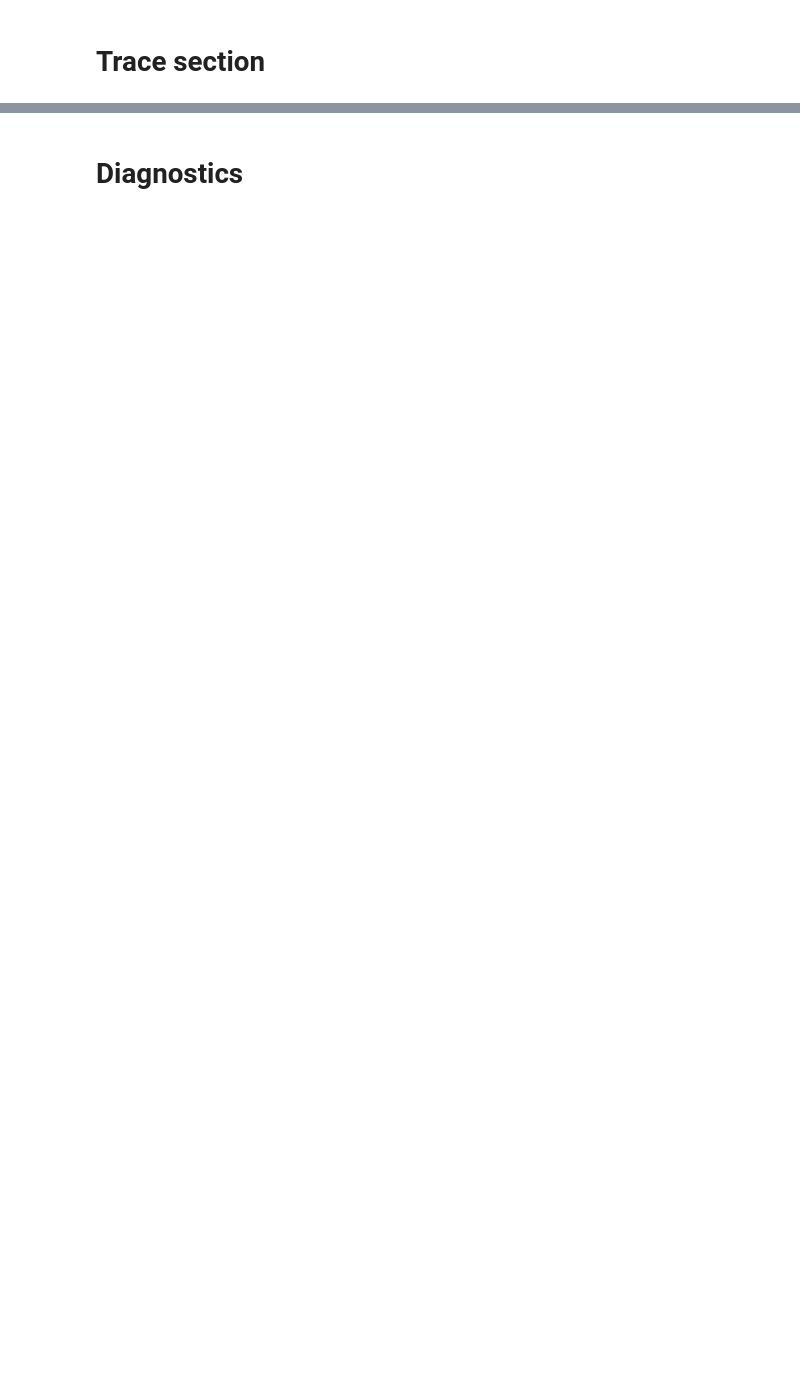
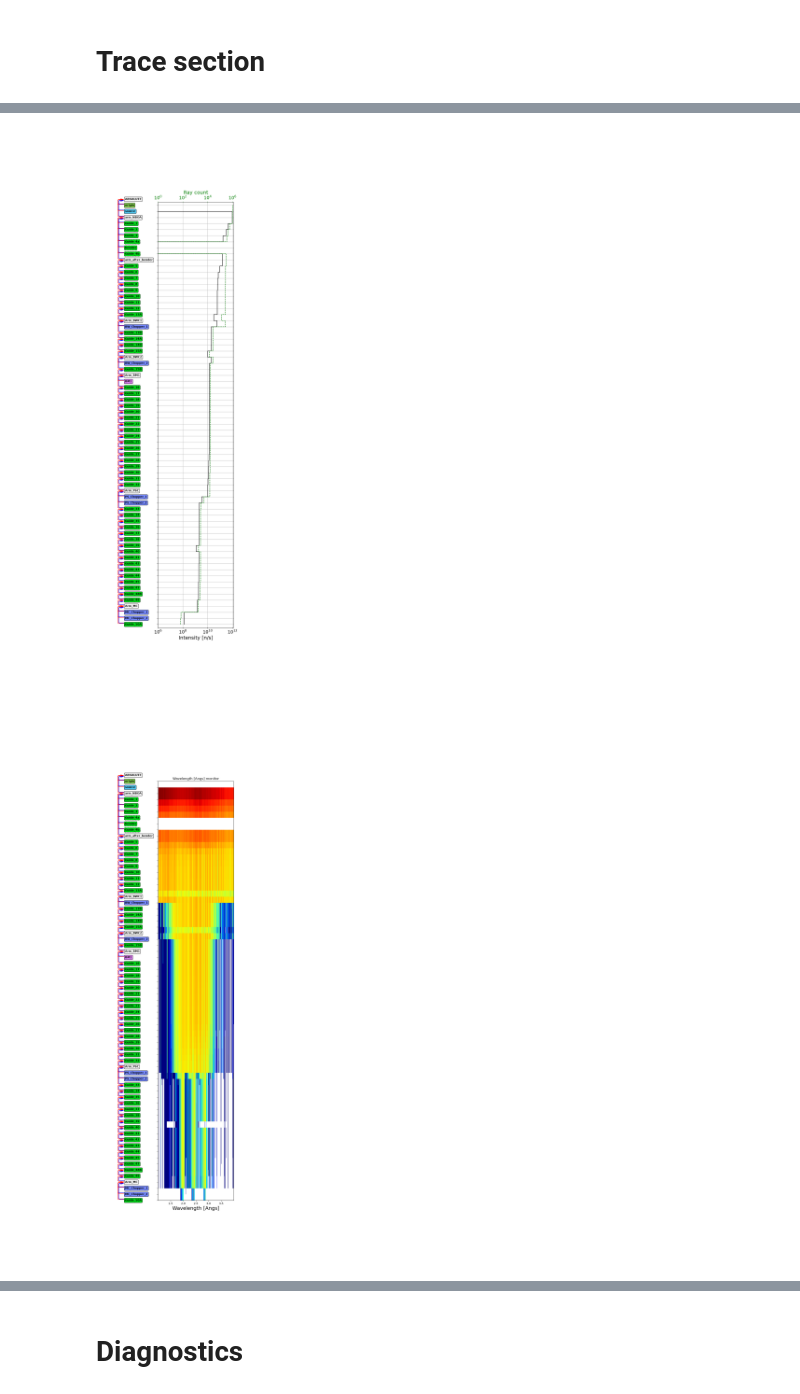
Before and after one commit to bingli621/mctrex, a Jupyter notebook: jupyter/trex/trex.ipynb, the cells around one changed output, grey strips where cells are left out. Cells and saved outputs as stored; diff of their text form; code cells hidden in the pictures; blank space fills up the shorter version.

```diff
--- a/jupyter/trex/trex.ipynb
+++ b/jupyter/trex/trex.ipynb
@@ -386,3 +203,0 @@ bender.set_comment(
-# %%
-guide = trex.add_component("guide_11", "Guide_anyshape_r")
-guide.set_parameters(geometry='"{}"'.format(off_file_path / "try11.off"))
@@ -723,0 +284,7 @@ except Exception as e:
+# %%
+trex.set_parameters(bender=0)
+trex.show_diagram(analysis=True)
+trex.show_diagram(variable="l", limits=[1, 4])
+# %% [output]
+[figure, added]
+[figure, added]
```
Also changed, not shown: parts of 71 cells of this notebook, 9 other files.
